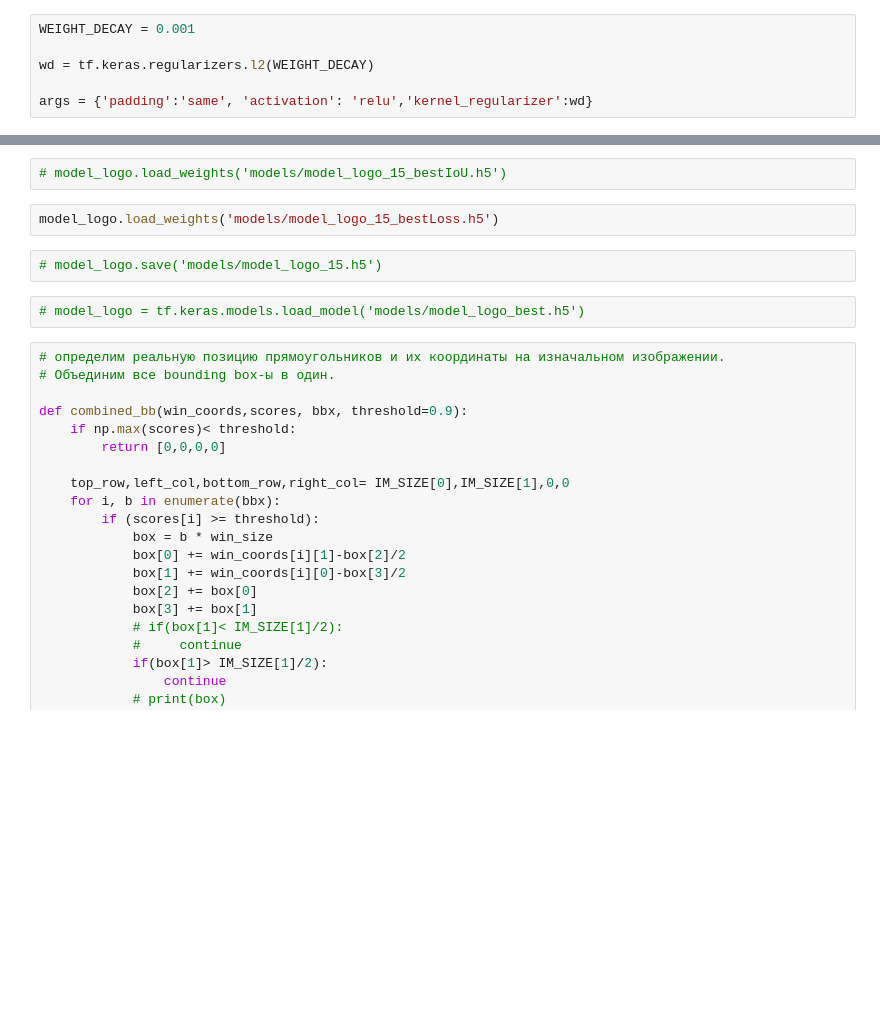
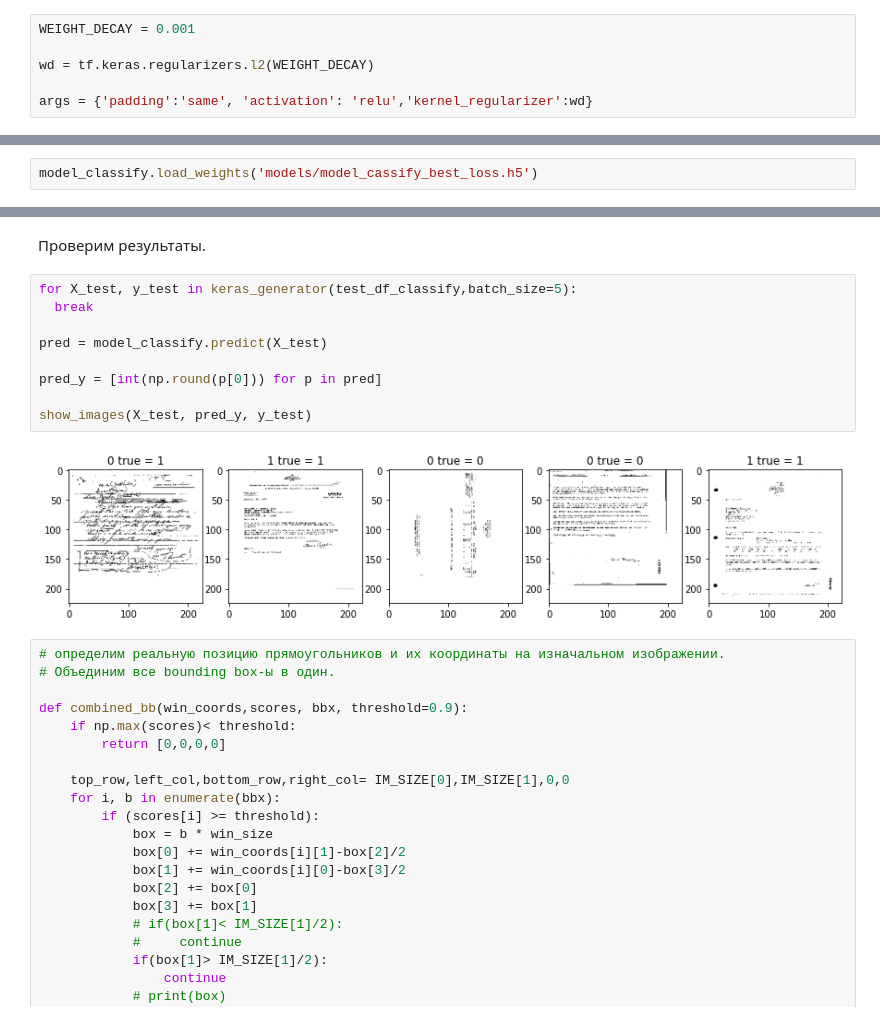
Before and after one commit to evelisko/Directum_test_task, a Jupyter notebook: experiments/page_classification.ipynb, the cells around one changed output, grey strips where cells are left out. Drawn from its saved outputs; the diff is of its cells as text; blank space fills up the shorter version.

```diff
--- a/experiments/page_classification.ipynb
+++ b/experiments/page_classification.ipynb
@@ -577 +451,3 @@ Epoch 00100: val_loss did not improve from 3.19735
+# %%
+model_classify.load_weights('models/model_cassify_best_loss.h5')
 # %%
@@ -585,11 +463,16 @@ plt.show()
-# %%
-# model_logo.load_weights('models/model_logo_15_bestIoU.h5')
-# %%
-model_logo.load_weights('models/model_logo_15_bestLoss.h5')
-# %%
-# model_logo.save('models/model_logo_15.h5')
-# %%
-# model_logo = tf.keras.models.load_model('models/model_logo_best.h5')
+# %% [markdown]
+Проверим результаты.
+# %%
+for X_test, y_test in keras_generator(test_df_classify,batch_size=5):
+  break
+
+pred = model_classify.predict(X_test)
+
+pred_y = [int(np.round(p[0])) for p in pred]
+
+show_images(X_test, pred_y, y_test)
+# %% [output]
+[figure, added]
 # %%
 # определим реальную позицию прямоугольников и их координаты на изначальном изображении.
 # Объединим все bounding box-ы в один.
```
Also changed, not shown: parts of 64 cells of this notebook, 1 other file.
